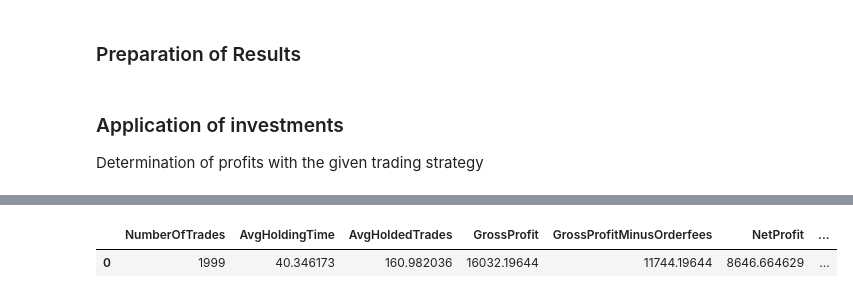
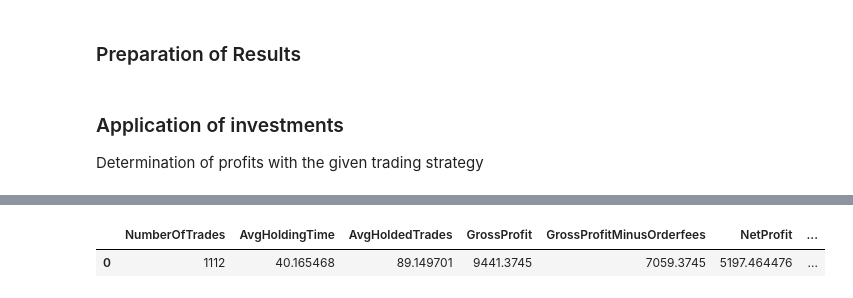
Before and after one commit to dasoaujisi/FDS-Project, a Jupyter notebook: _short_version.ipynb, the cells around one changed output, grey strips where cells are left out. Drawn from its saved outputs; the diff is of its cells as text; code cells hidden in the pictures.

```diff
--- a/_short_version.ipynb
+++ b/_short_version.ipynb
@@ -58,7 +58,7 @@ tickers = list(companies_dict.keys())
 Exploring the data, preparing it and cleaning it
 # %%
 # Reading data from the given csv file
-data = pd.read_csv('SP500_prices.csv')
+data = pd.read_csv('Tables/SP500_prices.csv')
 
 # Data cleaning - removing columns with company names not in S&P 500
 for c in data.columns[1:]:
@@ -335,7 +317,7 @@ Elevance Health, Humana, UnitedHealth Group,
 Init pair selection parameters
 # %%
 # Minimum correlation
-min_corr = 0.9
+min_corr = 0.95
 
 # Max p-value to dismiss the h0-hypothesis in the cointegration test
 pmax_coint = 0.05
@@ -468,36 +396,0 @@ Note that the visualization in 2D thorugh TSNE might not reflect the conclusion
-# %%
-#Build DataFrame which collects all TSNE results from concerned stocks
-tsne_selected = []
-for x,y in ([row[0],row[1]] for row in selected_pairs):
-    tsne_selected.append([x,tsne_result[ret_T.index.get_loc(x),0],tsne_result[ret_T.index.get_loc(x),1]])
-    tsne_selected.append([y,tsne_result[ret_T.index.get_loc(y),0],tsne_result[ret_T.index.get_loc(y),1]])
-
-# Convert the list to a set to get unique elements based on the first element of each sub-list
-tsne_selected = {tuple(row) for row in tsne_selected}
-tsne_selected = list(tsne_selected)
-tsne_selected = pd.DataFrame(tsne_selected, columns =["Stock","x","y"])
-
-
-# Define a color map
-color_map = cm.get_cmap('tab20')
-
-# Connect datapoints with lines based on top_10_pairs
-for index,pair in enumerate(selected_pairs):
-    x1, y1 = tsne_selected.loc[tsne_selected["Stock"] == pair[0], ["x", "y"]].values.flatten()
-    x2, y2 = tsne_selected.loc[tsne_selected["Stock"] == pair[1], ["x", "y"]].values.flatten()
-
-    color = color_map(index / len(selected_pairs))
-    plt.scatter(x1, y1, s=100, alpha=0.85, label="Stocks", color=color)
-    plt.scatter(x2, y2, s=100, alpha=0.85, label="Stocks", color=color)
-    plt.plot([x1, x2], [y1, y2], color="grey", linestyle='--', linewidth=1)
-
-# Annotate each point with its label
-for index, row in tsne_selected.iterrows():
-    plt.annotate(row["Stock"], (row["x"], row["y"]+1), textcoords="offset points", xytext=(5,5), ha='right')
-
-# Customize the plot as needed
-plt.title('Selected Pairs on TSNE Visualization')
-plt.axis("off")
-
-# Show the plot
-plt.show()
@@ -803,17 +688,18 @@ returns_per_pair
 # %%
 # Finally, the total gains are determined
 total_gross_profit = sum(trade_list['GrossProfit'])
 total_gross_profit_minus_order_fees = sum(trade_list['GrossProfitMinusOrderfees'])
 total_net_profit = total_gross_profit_minus_order_fees*(1-taxes)
 total_rate_pa = trade_list['ReturnRatePA'].mean()
+total_rate_pa_alt = sum(trade_list['ReturnRate'])*252/sum(trade_list['ClosingDate']-trade_list['StartDate'])
 total_rate = trade_list['ReturnRate'].mean()
 avg_holding_time = (trade_list['ClosingDate']-trade_list['StartDate']).mean()
 avg_hold = avg_holding_time*len(trade_list)/len(zscore)
 
 #Create DataFrame
 total_KPIs = pd.DataFrame({"NumberOfTrades": [len(trade_list)],"AvgHoldingTime":avg_holding_time,"AvgHoldedTrades":avg_hold,"GrossProfit":[total_gross_profit],"GrossProfitMinusOrderfees":[total_gross_profit_minus_order_fees],"NetProfit":[total_net_profit],"AvgReturnRate":[total_rate],"AvgReturnRatePA":[total_rate_pa]})
 
 total_KPIs
 # %% [output]
 |  | NumberOfTrades | AvgHoldingTime | AvgHoldedTrades | GrossProfit | GrossProfitMinusOrderfees | NetProfit | ... |
-| 0 | 1999 | 40.346173 | 160.982036 | 16032.19644 | 11744.19644 | 8646.664629 | ... |
+| 0 | 1112 | 40.165468 | 89.149701 | 9441.3745 | 7059.3745 | 5197.464476 | ... |
```
Also changed, not shown: parts of 13 cells of this notebook, 6 other files.
